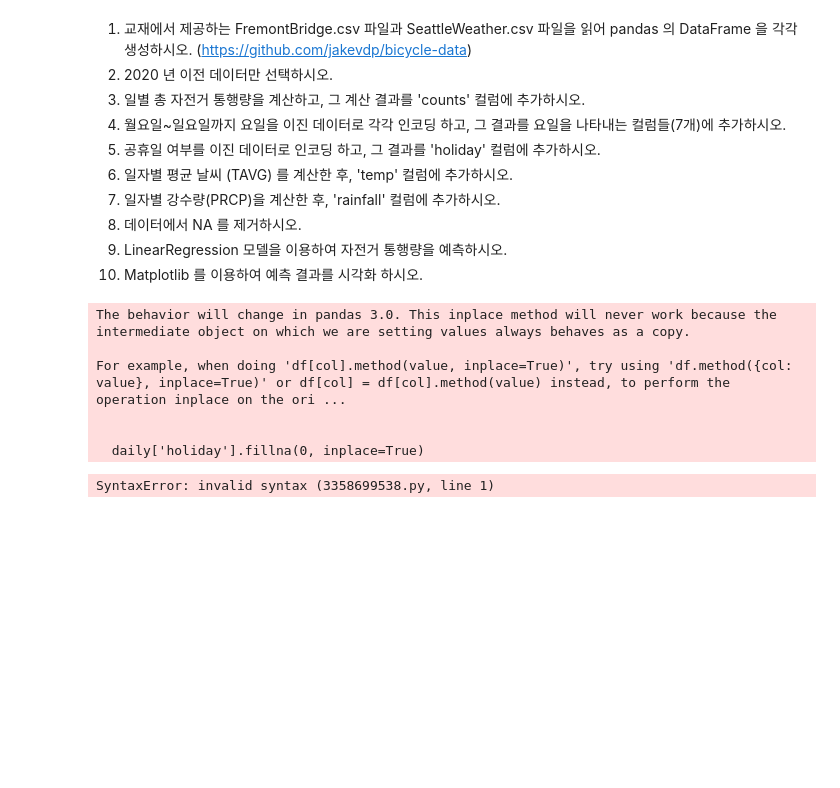
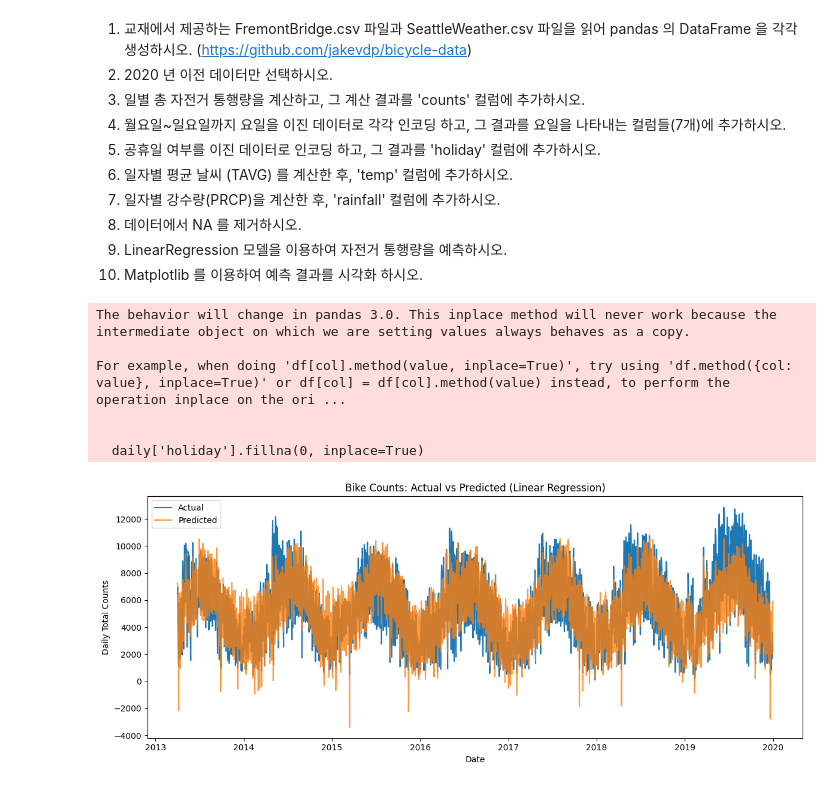
Before and after one commit to hsk3232/workspace_Python-, a Jupyter notebook: 김태연_교수님_실습/0519/Linear Regression - 자전거 통행량 예측.ipynb, the cells around one changed output. Cells and saved outputs as stored; diff of their text form; code cells hidden in the pictures; blank space fills up the shorter version.

```diff
--- a/김태연_교수님_실습/0519/Linear Regression - 자전거 통행량 예측.ipynb
+++ b/김태연_교수님_실습/0519/Linear Regression - 자전거 통행량 예측.ipynb
@@ -29,10 +30,11 @@ weather = pd.read_csv('SeattleWeather.csv', index_col='DATE', parse_dates=True)
 counts = counts[counts.index < "2020-01-01"]
 weather = weather[weather.index < "2020-01-01"]
 # %%
-# 일별 총 자전거 통행량을 계산하고, 그 계산 결과를 'counts' 컬럼에 추가하시오.
-daily = counts.resample('d').sum()
-daily['Total'] = daily.sum(axis=1)
-daily = daily[['Total']]
+# 3. 일별 총 자전거 통행량을 계산하고, 그 계산 결과를 'counts' 컬럼에 추가하시오.
+daily = counts.resample('D').sum()
+daily['Total'] = daily[['Fremont Bridge East Sidewalk',
+                        'Fremont Bridge West Sidewalk']].sum(axis=1)
+daily['counts'] = daily['Total']
 # %%
 days = ['Mon', 'Tue', 'Wed', 'Thu', 'Fri', 'Sat', 'Sun']
 for i in range(7):
@@ -51,6 +53,33 @@ For example, when doing 'df[col].method(value, inplace=True)', try using 'df.met
 
   daily['holiday'].fillna(0, inplace=True)
 # %%
-weather['temp(F)']
+# (6) 평균기온 'temp'
+if 'TAVG' in weather.columns:
+    weather['temp'] = weather['TAVG']
+else:
+    weather['temp'] = (weather['TMAX'] + weather['TMIN']) / 2
-# %% [output]
-SyntaxError: invalid syntax (3358699538.py, line 1)
+# %%
+# (7) 강수량 'rainfall'
+weather['rainfall'] = weather['PRCP'].fillna(0.0)
+
+# (8) 병합 및 NA 제거
+df = daily.join(weather[['temp', 'rainfall']], how='inner').dropna()
+
+# (9) 선형회귀 학습/예측
+from sklearn.linear_model import LinearRegression
+X_cols = days + ['holiday', 'temp', 'rainfall']
+X = df[X_cols].values
+y = df['counts'].values
+model = LinearRegression().fit(X, y)
+y_pred = model.predict(X)
+
+# (10) 시각화
+import matplotlib.pyplot as plt
+plt.figure(figsize=(12, 5))
+plt.plot(df.index, y, label='Actual')
+plt.plot(df.index, y_pred, label='Predicted', alpha=0.8)
+plt.title('Bike Counts: Actual vs Predicted (Linear Regression)')
+plt.xlabel('Date'); plt.ylabel('Daily Total Counts')
+plt.legend(); plt.tight_layout(); plt.show()
+# %% [output]
+[figure, added]
```
Also changed, not shown: parts of 1 cell of this notebook, 7 other files.
